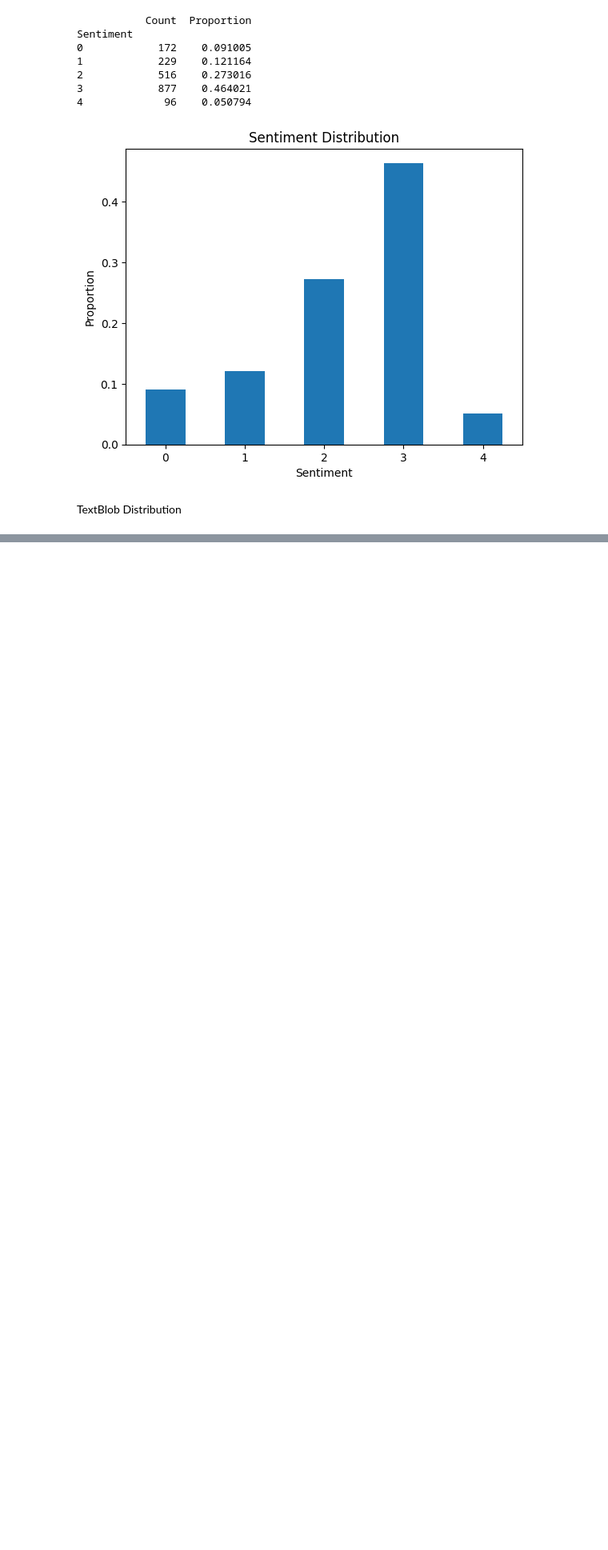
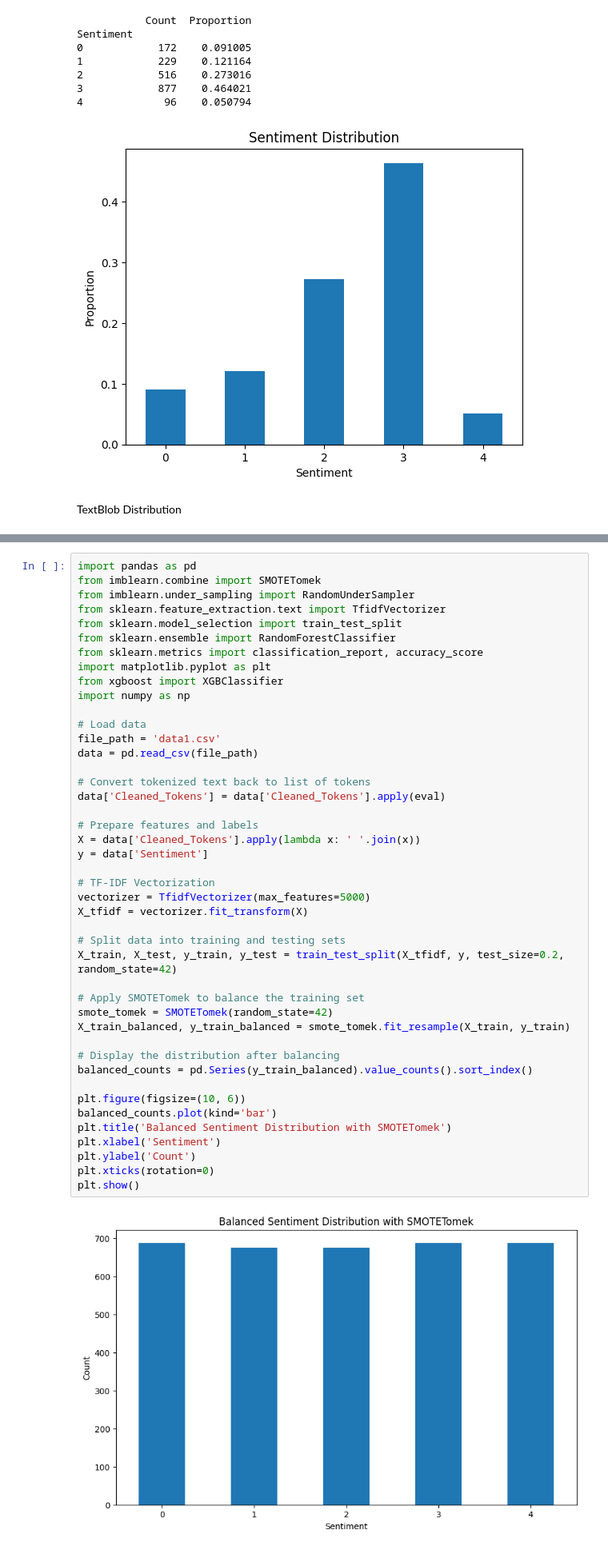
Before and after one commit to STALPHA2708/Sentimental_Analysis, a Jupyter notebook: Pintegrer.ipynb, the cells around one changed output, grey strips where cells are left out. Shown: that part at 80% size. Drawn from its saved outputs; the diff is of its cells as text; blank space fills up the shorter version.

```diff
--- a/Pintegrer.ipynb
+++ b/Pintegrer.ipynb
@@ -558,0 +614,46 @@ plt.show()
+# %%
+import pandas as pd
+from imblearn.combine import SMOTETomek
+from imblearn.under_sampling import RandomUnderSampler
+from sklearn.feature_extraction.text import TfidfVectorizer
+from sklearn.model_selection import train_test_split
+from sklearn.ensemble import RandomForestClassifier
+from sklearn.metrics import classification_report, accuracy_score
+import matplotlib.pyplot as plt
+from xgboost import XGBClassifier
+import numpy as np
+
+# Load data
+file_path = 'data1.csv'
+data = pd.read_csv(file_path)
+
+# Convert tokenized text back to list of tokens
+data['Cleaned_Tokens'] = data['Cleaned_Tokens'].apply(eval)
+
+# Prepare features and labels
+X = data['Cleaned_Tokens'].apply(lambda x: ' '.join(x))
+y = data['Sentiment']
+
+# TF-IDF Vectorization
+vectorizer = TfidfVectorizer(max_features=5000)
+X_tfidf = vectorizer.fit_transform(X)
+
+# Split data into training and testing sets
+X_train, X_test, y_train, y_test = train_test_split(X_tfidf, y, test_size=0.2, random_state=42)
+
+# Apply SMOTETomek to balance the training set
+smote_tomek = SMOTETomek(random_state=42)
+X_train_balanced, y_train_balanced = smote_tomek.fit_resample(X_train, y_train)
+
+# Display the distribution after balancing
+balanced_counts = pd.Series(y_train_balanced).value_counts().sort_index()
+
+plt.figure(figsize=(10, 6))
+balanced_counts.plot(kind='bar')
+plt.title('Balanced Sentiment Distribution with SMOTETomek')
+plt.xlabel('Sentiment')
+plt.ylabel('Count')
+plt.xticks(rotation=0)
+plt.show()
+# %% [output]
+[figure, added]
```
Also changed, not shown: parts of 16 cells of this notebook, 1 other file.
